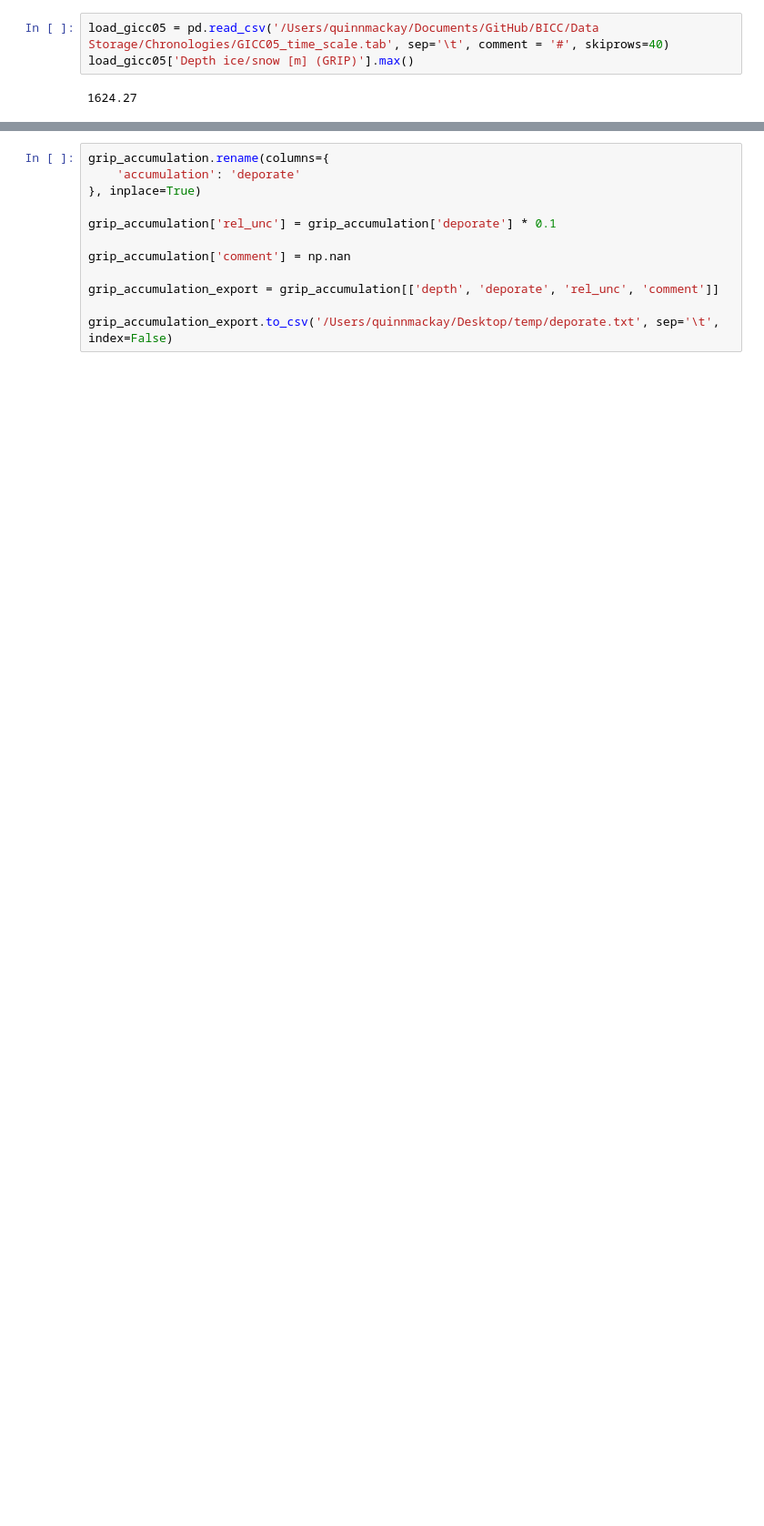
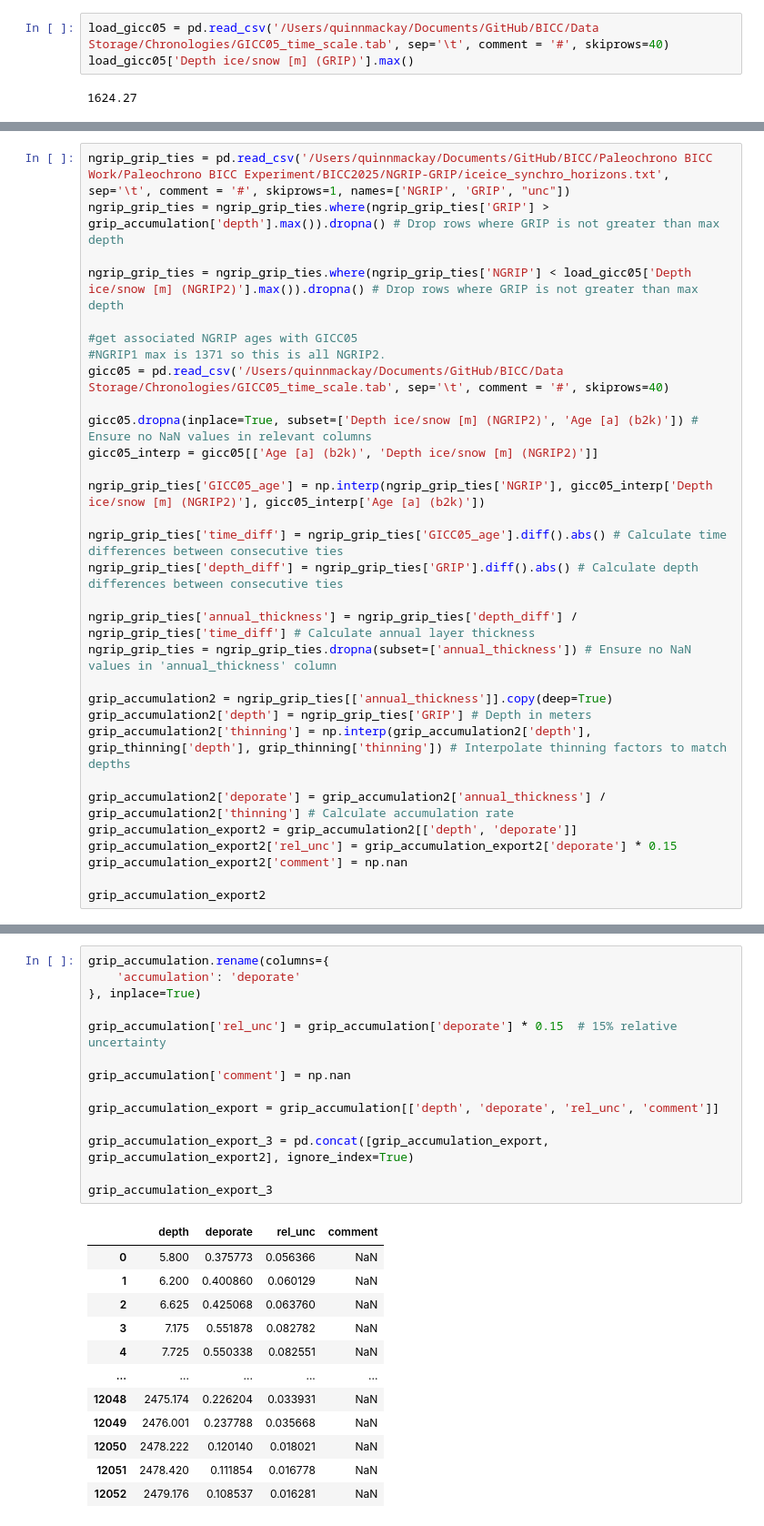
Before and after one commit to qmackay/BICC, a Jupyter notebook: Paleochrono BICC Work/Python Code/One-off/grip_accumulation_create.ipynb, the cells around one changed output, grey strips where cells are left out. Shown at 91% size. Saved outputs shown, nothing was run; the diff lists cells and outputs as text; blank space fills up the shorter version.

```diff
--- a/Paleochrono BICC Work/Python Code/One-off/grip_accumulation_create.ipynb
+++ b/Paleochrono BICC Work/Python Code/One-off/grip_accumulation_create.ipynb
@@ -37,0 +36,31 @@ plt.plot(grip_accumulation['depth'], grip_accumulation['accumulation'])
+# %%
+ngrip_grip_ties = pd.read_csv('/Users/quinnmackay/Documents/GitHub/BICC/Paleochrono BICC Work/Paleochrono BICC Experiment/BICC2025/NGRIP-GRIP/iceice_synchro_horizons.txt', sep='\t', comment = '#', skiprows=1, names=['NGRIP', 'GRIP', "unc"])
+ngrip_grip_ties = ngrip_grip_ties.where(ngrip_grip_ties['GRIP'] > grip_accumulation['depth'].max()).dropna() # Drop rows where GRIP is not greater than max depth
+
+ngrip_grip_ties = ngrip_grip_ties.where(ngrip_grip_ties['NGRIP'] < load_gicc05['Depth ice/snow [m] (NGRIP2)'].max()).dropna() # Drop rows where GRIP is not greater than max depth
+
+#get associated NGRIP ages with GICC05
+#NGRIP1 max is 1371 so this is all NGRIP2.
+gicc05 = pd.read_csv('/Users/quinnmackay/Documents/GitHub/BICC/Data Storage/Chronologies/GICC05_time_scale.tab', sep='\t', comment = '#', skiprows=40)
+
+gicc05.dropna(inplace=True, subset=['Depth ice/snow [m] (NGRIP2)', 'Age [a] (b2k)']) # Ensure no NaN values in relevant columns
+gicc05_interp = gicc05[['Age [a] (b2k)', 'Depth ice/snow [m] (NGRIP2)']]
+
+ngrip_grip_ties['GICC05_age'] = np.interp(ngrip_grip_ties['NGRIP'], gicc05_interp['Depth ice/snow [m] (NGRIP2)'], gicc05_interp['Age [a] (b2k)'])
+
+ngrip_grip_ties['time_diff'] = ngrip_grip_ties['GICC05_age'].diff().abs() # Calculate time differences between consecutive ties
+ngrip_grip_ties['depth_diff'] = ngrip_grip_ties['GRIP'].diff().abs() # Calculate depth differences between consecutive ties
+
+ngrip_grip_ties['annual_thickness'] = ngrip_grip_ties['depth_diff'] / ngrip_grip_ties['time_diff'] # Calculate annual layer thickness
+ngrip_grip_ties = ngrip_grip_ties.dropna(subset=['annual_thickness']) # Ensure no NaN values in 'annual_thickness' column
+
+grip_accumulation2 = ngrip_grip_ties[['annual_thickness']].copy(deep=True)
+grip_accumulation2['depth'] = ngrip_grip_ties['GRIP'] # Depth in meters
+grip_accumulation2['thinning'] = np.interp(grip_accumulation2['depth'], grip_thinning['depth'], grip_thinning['thinning']) # Interpolate thinning factors to match depths
+
+grip_accumulation2['deporate'] = grip_accumulation2['annual_thickness'] / grip_accumulation2['thinning'] # Calculate accumulation rate
+grip_accumulation_export2 = grip_accumulation2[['depth', 'deporate']]
+grip_accumulation_export2['rel_unc'] = grip_accumulation_export2['deporate'] * 0.15
+grip_accumulation_export2['comment'] = np.nan
+
+grip_accumulation_export2
@@ -38,12 +86,27 @@ plt.plot(grip_accumulation['depth'], grip_accumulation['accumulation'])
 # %%
 grip_accumulation.rename(columns={
     'accumulation': 'deporate'
 }, inplace=True)
 
-grip_accumulation['rel_unc'] = grip_accumulation['deporate'] * 0.1
+grip_accumulation['rel_unc'] = grip_accumulation['deporate'] * 0.15  # 15% relative uncertainty
 
 grip_accumulation['comment'] = np.nan
 
 grip_accumulation_export = grip_accumulation[['depth', 'deporate', 'rel_unc', 'comment']]
 
-grip_accumulation_export.to_csv('/Users/quinnmackay/Desktop/temp/deporate.txt', sep='\t', index=False)
+grip_accumulation_export_3 = pd.concat([grip_accumulation_export, grip_accumulation_export2], ignore_index=True)
+
+grip_accumulation_export_3
+# %% [output]
+|  | depth | deporate | rel_unc | comment |
+| 0 | 5.800 | 0.375773 | 0.056366 | NaN |
+| 1 | 6.200 | 0.400860 | 0.060129 | NaN |
+| 2 | 6.625 | 0.425068 | 0.063760 | NaN |
+| 3 | 7.175 | 0.551878 | 0.082782 | NaN |
+| 4 | 7.725 | 0.550338 | 0.082551 | NaN |
+| ... | ... | ... | ... | ... |
+| 12048 | 2475.174 | 0.226204 | 0.033931 | NaN |
+| 12049 | 2476.001 | 0.237788 | 0.035668 | NaN |
+| 12050 | 2478.222 | 0.120140 | 0.018021 | NaN |
+| 12051 | 2478.420 | 0.111854 | 0.016778 | NaN |
+| 12052 | 2479.176 | 0.108537 | 0.016281 | NaN |
```
Also changed, not shown: parts of 5 cells of this notebook, 8 other files.
